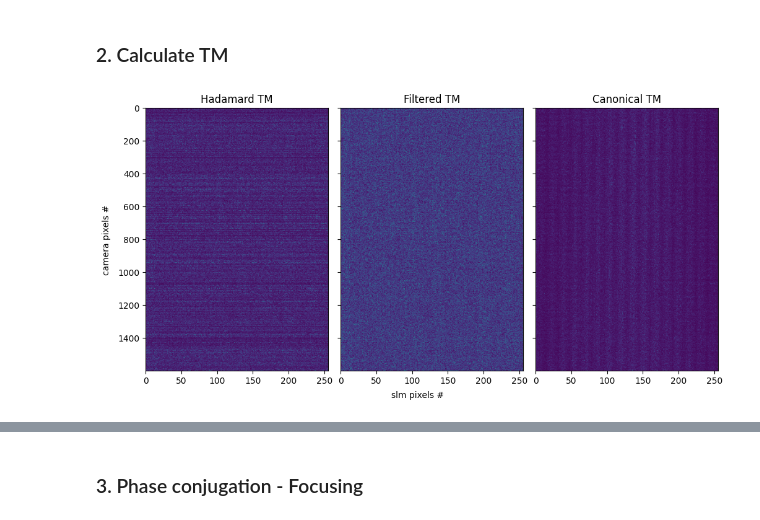
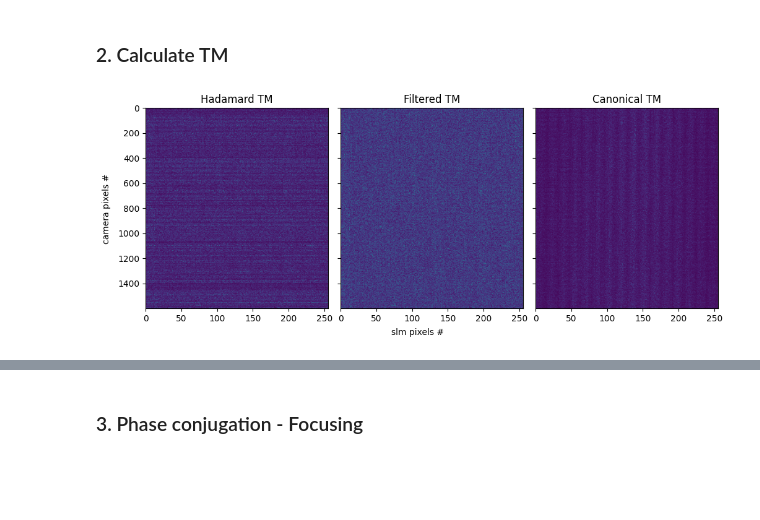
Before and after one commit to alextavern/slmoptim, a Jupyter notebook: notebooks/TM_measurement.ipynb, the cells around one changed output, grey strips where cells are left out. Saved outputs shown, nothing was run; the diff lists cells and outputs as text; code cells hidden in the pictures; blank space fills up the shorter version.

Commit message:
minor tm calc changes

```diff
--- a/notebooks/TM_measurement.ipynb
+++ b/notebooks/TM_measurement.ipynb
@@ -183,14 +183,14 @@ Data transmitted
 # %%
 # filepath = '/home/optomeca/Documents/measurements/20230915-1354_tm_raw_data_ROI(770, 590, 867, 687)_Bins4_Order4_Mag5.pkl'
 
 # with open(filepath, 'rb') as fp:
 #     data = pickle.load(fp)
 
 data = frames
 # data = data[1]
 
 # calculater TM
 tr = transmission_matrix.calcTM(data)
-tm_had, tm_fil, tm = tr.calc_plot_tm()
+tm_had, tm_fil, tm = tr.calc_plot_tm(figsize=(10, 4))
 # %% [output]
-[figure, old version]
+[figure, new version]
```
Also changed, not shown: parts of 9 cells of this notebook.
